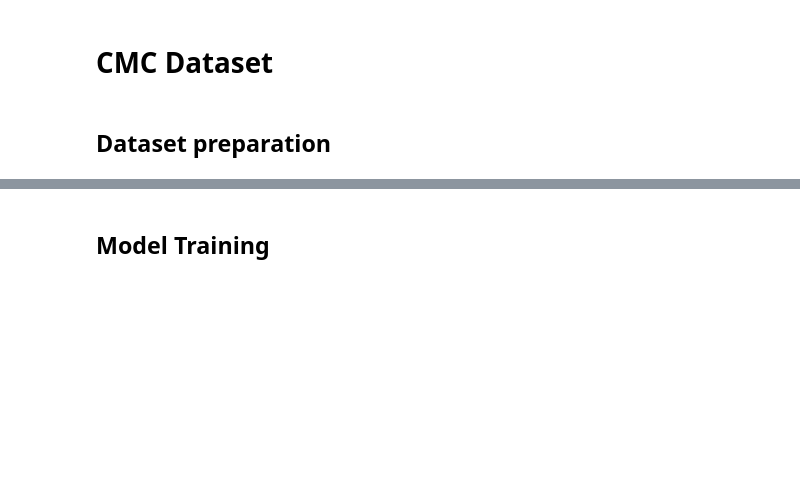
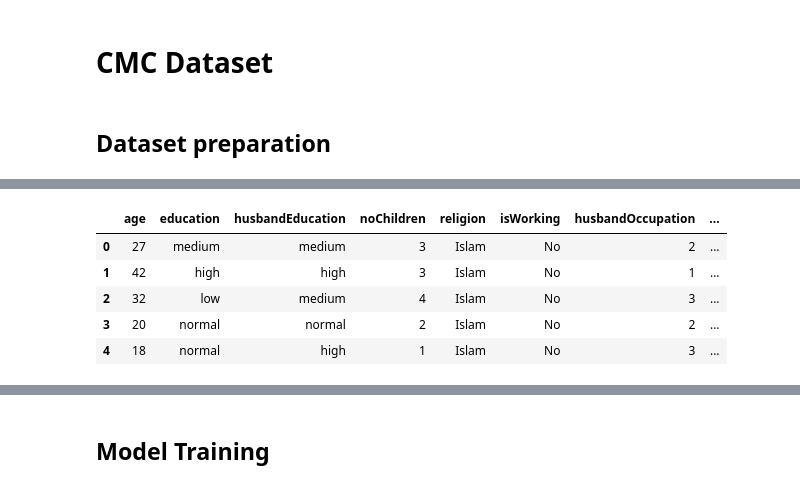
Before and after one commit to jakjan95/DTsolver, a Jupyter notebook: DTsolver-pruning-data-cleaning.ipynb, the cells around one changed output, grey strips where cells are left out. Saved outputs shown, nothing was run; the diff lists cells and outputs as text; code cells hidden in the pictures; blank space fills up the shorter version.

```diff
--- a/DTsolver-pruning-data-cleaning.ipynb
+++ b/DTsolver-pruning-data-cleaning.ipynb
@@ -172,3 +168,26 @@ cmc_dataset.head()
+# %%
+vals_to_replace_education = {1: 'low', 2:'medium', 3:'normal', 4:'high'}
+vals_to_replace_husbandEducation = {1: 'low', 2:'medium', 3:'normal', 4:'high'}
+vals_to_replace_religion = {0: 'Non-Islam', 1:'Islam'}
+vals_to_replace_isWorking = {0: 'Yes', 1:'No'}
+vals_to_replace_livingStandard= {1: 'low', 2:'medium', 3:'normal', 4:'high'}
+vals_to_replace_mediaExposure = {0: 'Good', 1:'Not good'}
+vals_to_replace_CLASS = {1: 'No-use', 2:'Long-term', 3: 'Short-term'}
+cmc_dataset['education'] = cmc_dataset['education'].map(vals_to_replace_education)
+cmc_dataset['husbandEducation'] = cmc_dataset['husbandEducation'].map(vals_to_replace_husbandEducation)
+cmc_dataset['religion'] = cmc_dataset['religion'].map(vals_to_replace_religion)
+cmc_dataset['isWorking'] = cmc_dataset['isWorking'].map(vals_to_replace_isWorking)
+cmc_dataset['livingStandard'] = cmc_dataset['livingStandard'].map(vals_to_replace_livingStandard)
+cmc_dataset['mediaExposure'] = cmc_dataset['mediaExposure'].map(vals_to_replace_mediaExposure)
+cmc_dataset['CLASS'] = cmc_dataset['CLASS'].map(vals_to_replace_CLASS)
+cmc_dataset.head()
+# %% [output]
+|  | age | education | husbandEducation | noChildren | religion | isWorking | husbandOccupation | ... |
+| 0 | 27 | medium | medium | 3 | Islam | No | 2 | ... |
+| 1 | 42 | high | high | 3 | Islam | No | 1 | ... |
+| 2 | 32 | low | medium | 4 | Islam | No | 3 | ... |
+| 3 | 20 | normal | normal | 2 | Islam | No | 2 | ... |
+| 4 | 18 | normal | high | 1 | Islam | No | 3 | ... |
 # %%
 cmc_set_for_training, cmc_testing = data_utils.data_split(cmc_dataset, 70)
 cmc_training, cmc_validation = data_utils.split_training_data_for_pruning(cmc_set_for_training)
```
Also changed, not shown: parts of 14 cells of this notebook.
